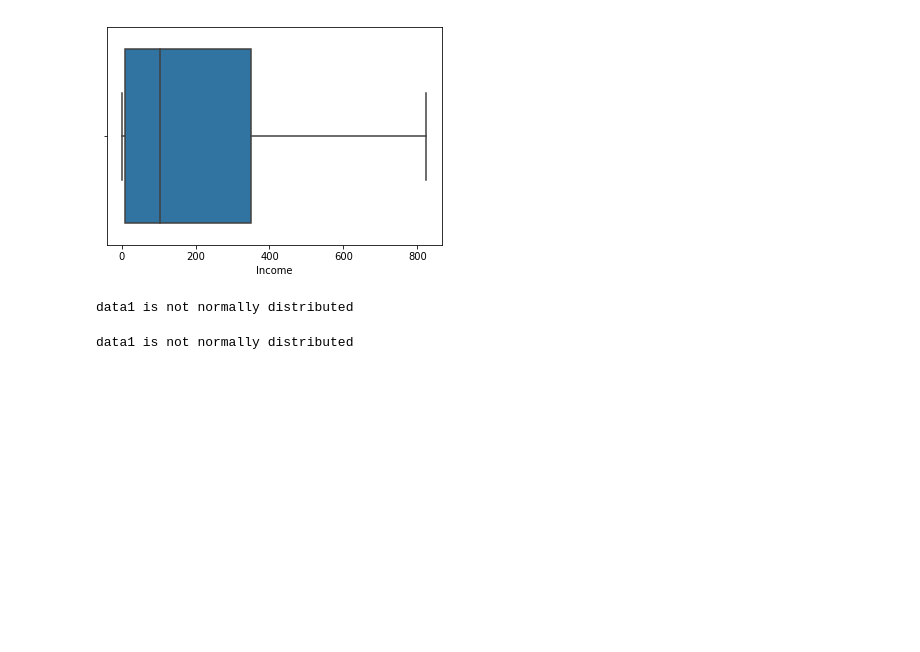
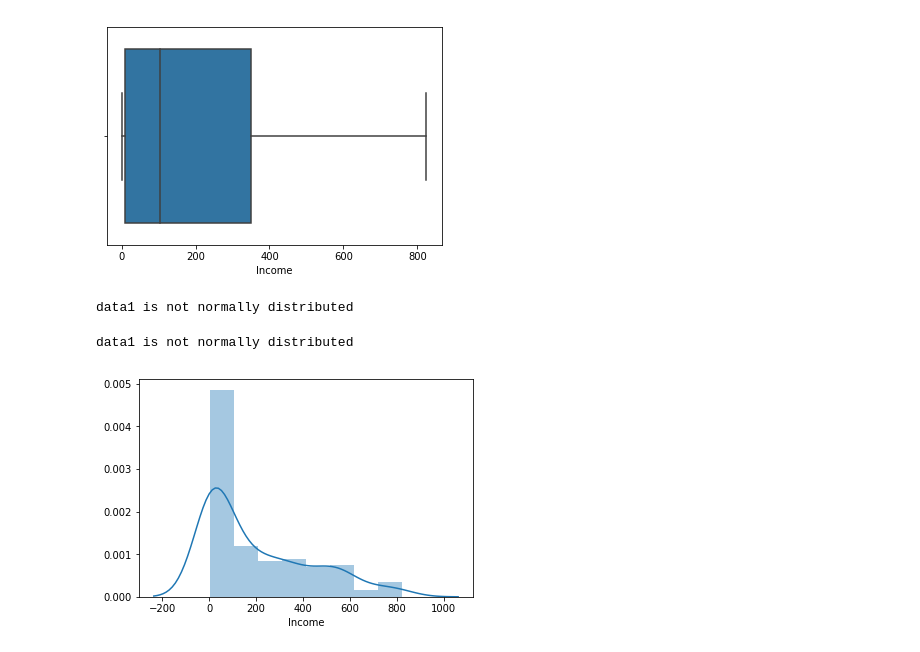
Before and after one commit to SaifRehman/naive-classifier, a Jupyter notebook: credit card.ipynb, the cells around one changed output. Saved outputs shown, nothing was run; the diff lists cells and outputs as text; code cells hidden in the pictures; blank space fills up the shorter version.

```diff
--- a/credit card.ipynb
+++ b/credit card.ipynb
@@ -205,3 +205,7 @@ else:
     print ("data1 is not normally distributed ")
 # %% [output]
 data1 is not normally distributed
+# %%
+sns.distplot(filt_df['Income']);
+# %% [output]
+[figure, added]
```
